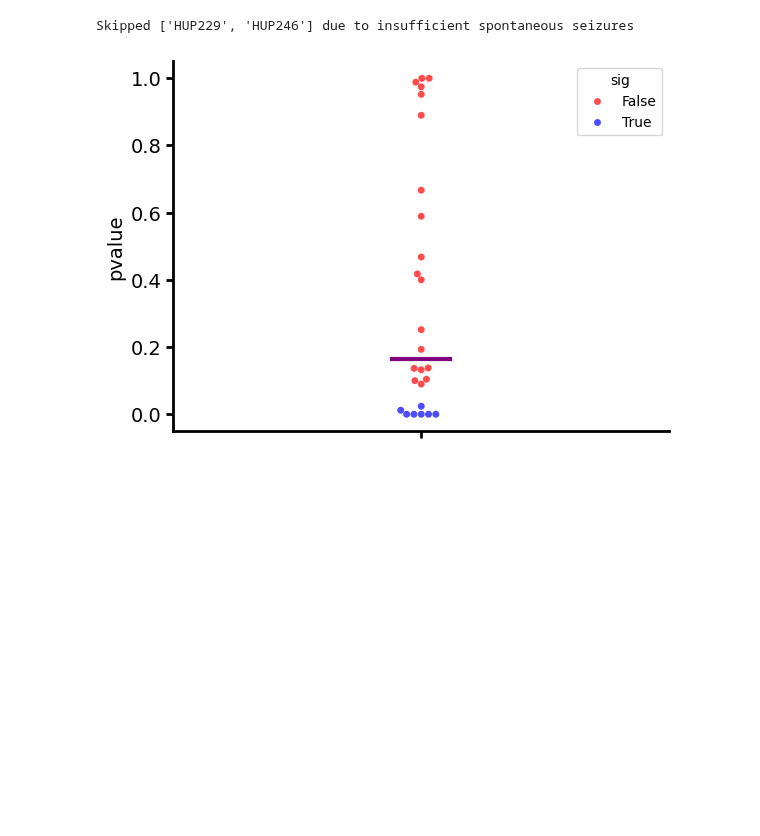
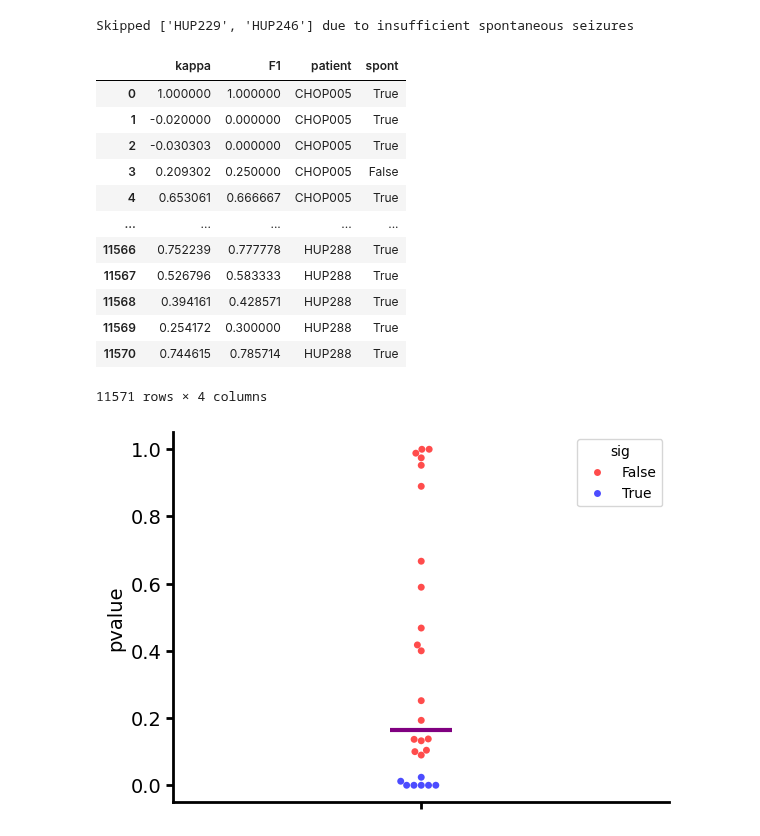
Before and after one commit to wojemann/stim-seizures, a Jupyter notebook: code/model_prediction_analysis.ipynb, the cells around one changed output. Cells and saved outputs as stored; diff of their text form; code cells hidden in the pictures; blank space fills up the shorter version.

```diff
--- a/code/model_prediction_analysis.ipynb
+++ b/code/model_prediction_analysis.ipynb
@@ -95,3 +95,4 @@ array(['RA02', 'RA03', 'RA04', 'RB01', 'RB02', 'RB03', 'RB04', 'RC01',
 # %%
 shared_channels = sz_annots.groupby('patient')['all_channels'].transform(lambda x: [list(set.intersection(*map(set, x)))] * len(x))
 sz_annots['all_channels'] = shared_channels
+sz_annots.sort_values('approximate_onset',inplace=True)
@@ -134,7 +149,7 @@ array([' right hippocampus ', ' right hippocampus ',
 # %% [markdown]
 ### Seizure -- channel
 # %%
-def calculate_seizure_similarity(annots,first_annot = 'ueo_consensus', second_annot = 'ueo_consensus',paired=True):
+def calculate_seizure_similarity(annots,first_annot = 'ueo_consensus', second_annot = 'ueo_consensus',paired=True,typical=False):
     annot_list = ["kappa","F1","patient","spont"]
     annot_dict = {key:[] for key in annot_list}
     skip_pt = []
@@ -266,6 +281,22 @@ def plot_ks_similarity(data,palette = ['red','blue','purple']):
 ch_similarity_df = calculate_seizure_similarity(sz_annots,first_annot='ueo_chs_loose_mask',second_annot='ueo_chs_loose_mask',paired=True)
 # %% [output]
 Skipped ['HUP229', 'HUP246'] due to insufficient spontaneous seizures
+# %%
+ch_similarity_df
+# %% [output]
+|  | kappa | F1 | patient | spont |
+| 0 | 1.000000 | 1.000000 | CHOP005 | True |
+| 1 | -0.020000 | 0.000000 | CHOP005 | True |
+| 2 | -0.030303 | 0.000000 | CHOP005 | True |
+| 3 | 0.209302 | 0.250000 | CHOP005 | False |
+| 4 | 0.653061 | 0.666667 | CHOP005 | True |
+| ... | ... | ... | ... | ... |
+| 11566 | 0.752239 | 0.777778 | HUP288 | True |
+| 11567 | 0.526796 | 0.583333 | HUP288 | True |
+| 11568 | 0.394161 | 0.428571 | HUP288 | True |
+| 11569 | 0.254172 | 0.300000 | HUP288 | True |
+| 11570 | 0.744615 | 0.785714 | HUP288 | True |
+11571 rows × 4 columns
 # %%
 plot_ks_similarity(ch_similarity_df)
 # %% [output]
```
Also changed, not shown: parts of 5 cells of this notebook, 3 other files.
